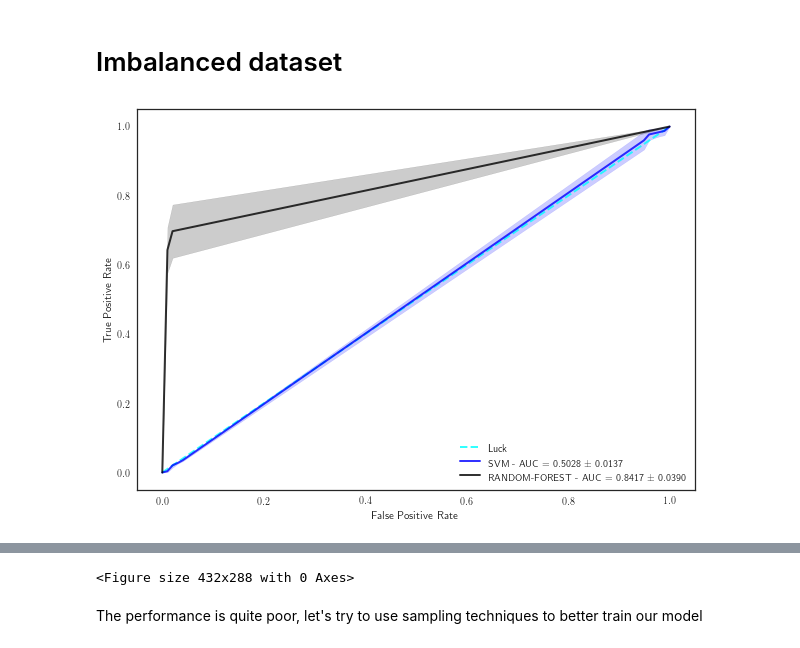
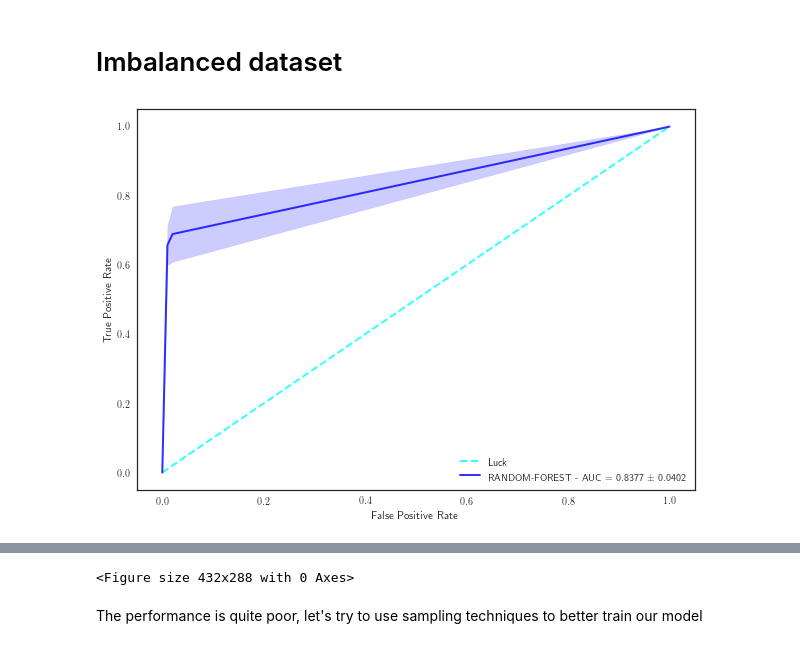
Before and after one commit to Ostyk/Wonka-bar, a Jupyter notebook: code/pipeline.ipynb, the cells around one changed output, grey strips where cells are left out. Saved outputs shown, nothing was run; the diff lists cells and outputs as text; code cells hidden in the pictures.

```diff
--- a/code/pipeline.ipynb
+++ b/code/pipeline.ipynb
@@ -70,17 +66,18 @@ plot_2d_space(X_pca, y, 'Imbalanced dataset (2 PCA components)')
 # %% [markdown]
 # Imbalanced dataset
 # %%
-SVM_1_performance, SVM_1_roc = model(X, y,
-                                     n_splits=3, seed=42,
-                                     model_name='SVM',
-                                    over_sampling = False)
+# SVM_1_performance, SVM_1_roc = model(X, y,
+#                                      n_splits=3, seed=42,
+#                                      model_name='SVM',
+#                                     over_sampling = False)
 RM_1_performance, RM_1_roc = model(X, y,
-                                   n_splits=3, seed=42,
+                                   n_splits=4, seed=42,
                                    model_name='RANDOM-FOREST',
                                    over_sampling = False)
-plot_roc([SVM_1_roc, RM_1_roc])
-result = pd.concat([SVM_1_performance, RM_1_performance])
-result
+plot_roc([RM_1_roc])
+RM_1_performance
+#result = pd.concat([SVM_1_performance, RM_1_performance])
+#result
 # %% [output]
-[figure, old version]
+[figure, new version]
 |  | Model | accuracy | recall | precision | f1-score | param 1 | param 2 |
```
Also changed, not shown: parts of 31 cells of this notebook, 23 other files.
